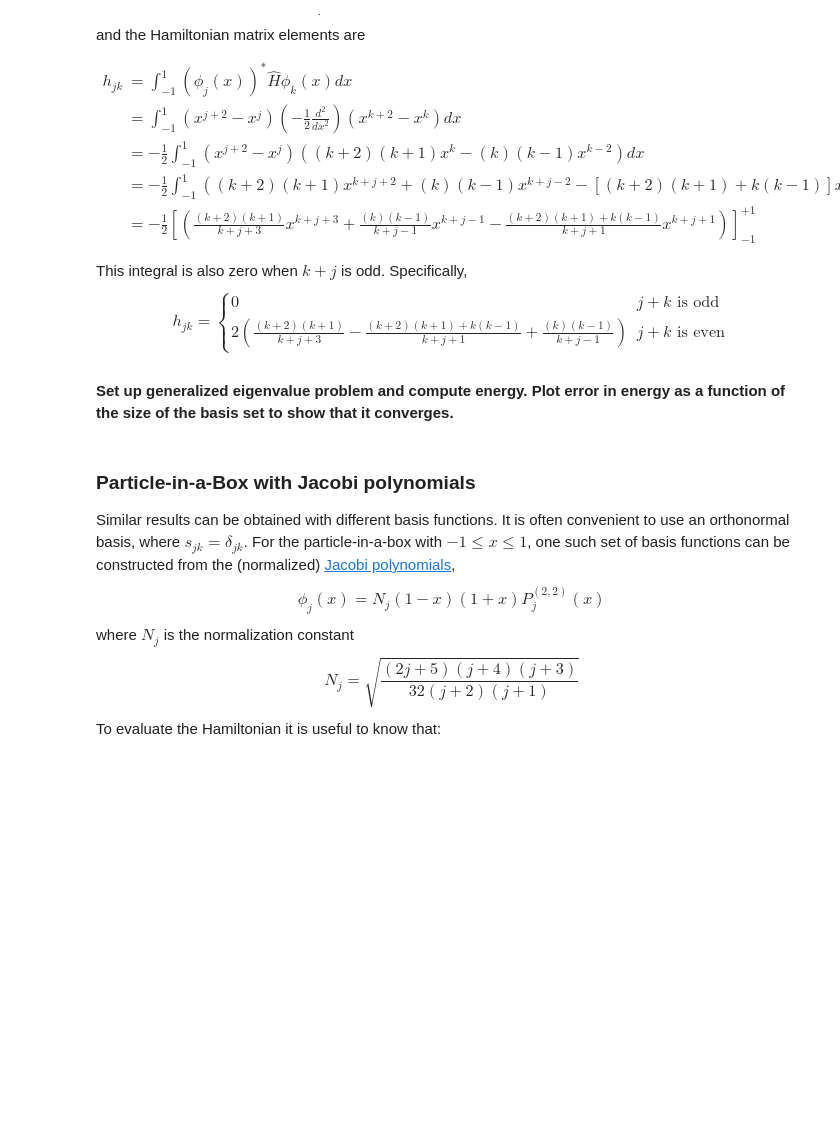
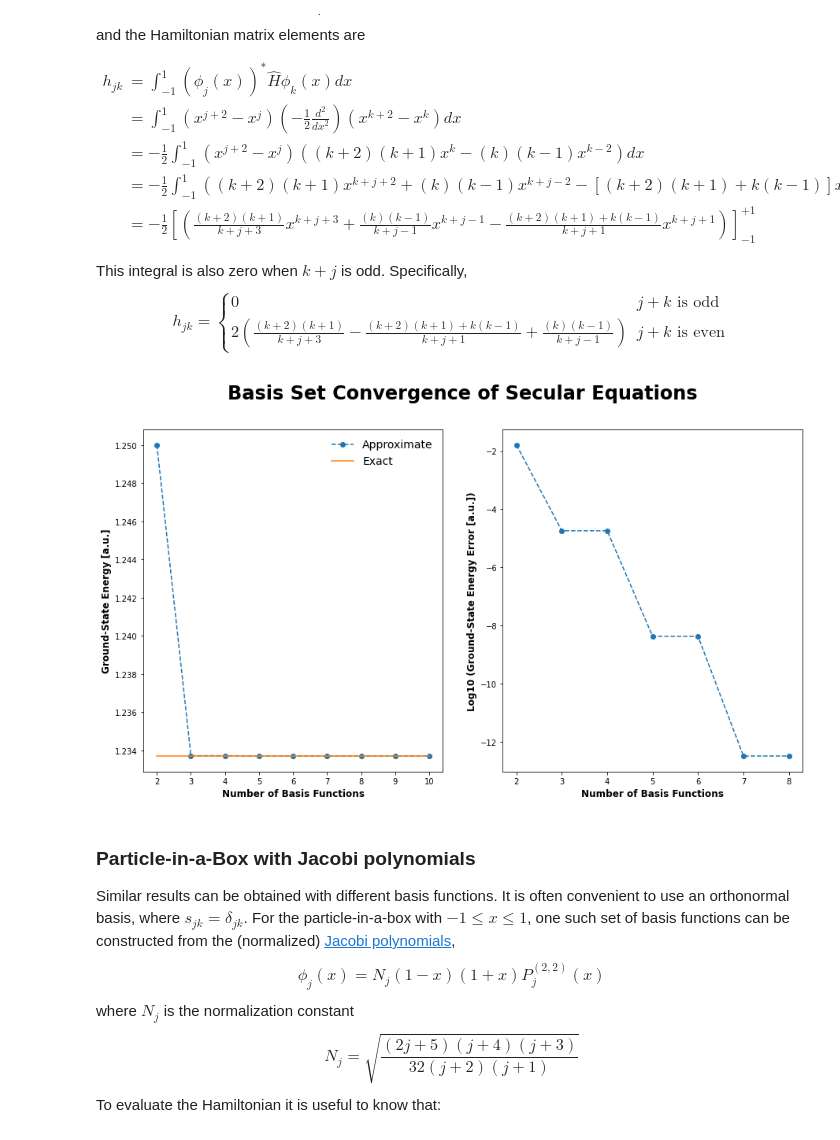
Before and after one commit to PaulWAyers/IntroQChem, a Jupyter notebook: ipynb/ApproximateMethods.ipynb, the cells around one changed output. Saved outputs shown, nothing was run; the diff lists cells and outputs as text; code cells hidden in the pictures; blank space fills up the shorter version.

Commit message:
Plot ground state energy of Secular equations

```diff
--- a/ipynb/ApproximateMethods.ipynb
+++ b/ipynb/ApproximateMethods.ipynb
@@ -118,8 +118,61 @@ h_{jk} =
     2\left(\frac{(k+2)(k+1)}{k+j+3} - \frac{(k+2)(k+1) + k(k-1)}{k+j+1} + \frac{(k)(k-1)}{k+j-1}  \right)       & j+k \text{ is even}
 \end{cases}
 $$
-# %% [markdown]
-**Set up generalized eigenvalue problem and compute energy. Plot error in energy as a function of the size of the basis set to show that it converges.**
+# %%
+import numpy as np
+from scipy.linalg import eigh
+import matplotlib.pyplot as plt
+
+
+def compute_energy_ground_state(n_basis):
+    """Compute ground state energy by solving the Secular equations."""
+    # assign S & H to zero matrices
+    s = np.zeros((n_basis, n_basis))
+    h = np.zeros((n_basis, n_basis))
+
+    # loop over upper-triangular elements & compute S & H elements
+    for j in range(0, n_basis):
+        for k in range(j, n_basis):
+            if (j + k) % 2 == 0:
+                s[j, k] = s[k, j] = 2 * (1 / (k + j + 5) - 2 / (k + j + 3) + 1 / (k + j + 1))
+                h[j, k] = h[k, j] = -1 * (((k + 2) * (k + 1)) / (k + j + 3) -  ((k + 2) * (k + 1) + k * (k - 1)) / (k + j + 1) + (k**2 - k) / (k + j - 1))
+
+    # solve Hc = ESc to get eigenvalues E
+    e_vals = eigh(h, s, eigvals_only=True)
+    return e_vals[0]
+
+
+# plot basis set convergence of Secular equations
+# -----------------------------------------------
+
+# evaluate energy for a range of basis functions
+n_values = np.arange(2, 11, 1)
+e_values = np.array([compute_energy_ground_state(n) for n in n_values])
+expected_energy = (1 * np.pi)**2 / 8.
+
+plt.rcParams['figure.figsize'] = [15, 8]
+fig, axes = plt.subplots(1, 2)
+fig.suptitle("Basis Set Convergence of Secular Equations", fontsize=24, fontweight='bold')
+
+for index, axis in enumerate(axes.ravel()):
+    if index == 0:
+        # plot approximate & exact energy
+        axis.plot(n_values, e_values, marker='o', linestyle='--', label='Approximate')
+        axis.plot(n_values, np.repeat(expected_energy, len(n_values)), marker='', linestyle='-', label='Exact')
+        # set axes labels
+        axis.set_xlabel("Number of Basis Functions", fontsize=12, fontweight='bold')
+        axis.set_ylabel("Ground-State Energy [a.u.]", fontsize=12, fontweight='bold')
+        axis.legend(frameon=False, fontsize=14)
+    else:
+        # plot log of approximate energy error (skip the last two values because they are zero)
+        axis.plot(n_values[:-2], np.log10(e_values[:-2] - expected_energy), marker='o', linestyle='--')
+        # set axes labels
+        axis.set_xlabel("Number of Basis Functions", fontsize=12, fontweight='bold')
+        axis.set_ylabel("Log10 (Ground-State Energy Error [a.u.])", fontsize=12, fontweight='bold')
+
+plt.show()
+# %% [output]
+[figure, added]
 # %% [markdown]
 ### Particle-in-a-Box with Jacobi polynomials
 Similar results can be obtained with different basis functions. It is often convenient to use an orthonormal basis, where $s_{jk} = \delta_{jk}$. For the particle-in-a-box with $-1 \le x \le 1$, one such set of basis functions can be constructed from the (normalized) [Jacobi polynomials](https://en.wikipedia.org/wiki/Jacobi_polynomials),
```
